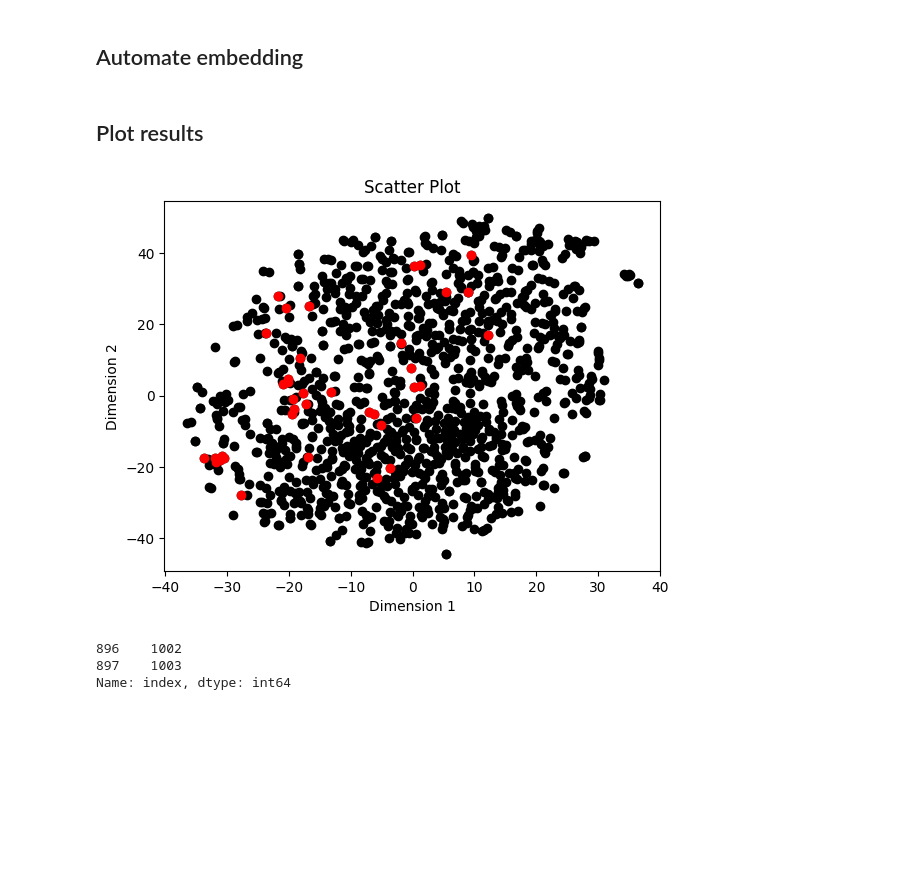
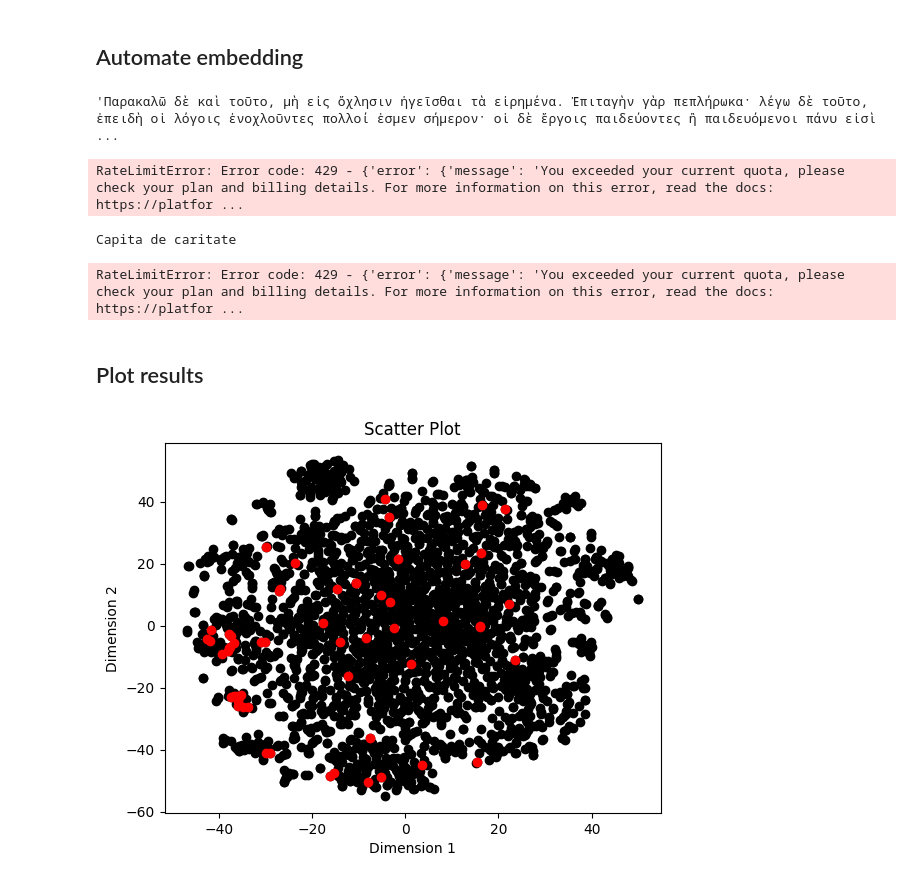
Before and after one commit to robertvsiii/maximus-confessor, a Jupyter notebook: Maximus-bioinformatics.ipynb, the cells around one changed output. Saved outputs shown, nothing was run; the diff lists cells and outputs as text; code cells hidden in the pictures; blank space fills up the shorter version.

```diff
--- a/Maximus-bioinformatics.ipynb
+++ b/Maximus-bioinformatics.ipynb
@@ -19,13 +56,13 @@ connection = TessMongoConnection('127.0.0.1', 27017, None, None, db='tesstest')
 # %%
-connection.connection['features'].delete_many({})
-connection.connection['frequencies'].delete_many({})
-connection.connection['matches'].delete_many({})
-connection.connection['texts'].delete_many({})
-connection.connection['tokens'].delete_many({})
-connection.connection['units'].delete_many({})
-connection.connection['translations'].delete_many({})
+#connection.connection['features'].delete_many({})
+#connection.connection['frequencies'].delete_many({})
+##connection.connection['matches'].delete_many({})
+#connection.connection['texts'].delete_many({})
+#connection.connection['tokens'].delete_many({})
+#connection.connection['units'].delete_many({})
+#connection.connection['translations'].delete_many({})
 
-with open('data/maximus_comp_test.json', 'r') as f:
+with open('data/maximus_texts.json', 'r') as f:
     text_meta = json.load(f)
 
 texts = []
@@ -541,0 +625,4 @@ def embed_text(title):
+# %%
+connection.find('units',text=texts[1].id,index=1)[0].snippet
+# %% [output]
+'Παρακαλῶ δὲ καὶ τοῦτο, μὴ εἰς ὄχλησιν ἡγεῖσθαι τὰ εἰρημένα. Ἐπιταγὴν γὰρ πεπλήρωκα· λέγω δὲ τοῦτο, ἐπειδὴ οἱ λόγοις ἐνοχλοῦντες πολλοί ἐσμεν σήμερον· οἱ δὲ ἔργοις παιδεύοντες ἢ παιδευόμενοι πάνυ εἰσὶ ...
@@ -542,5 +631,15 @@ def embed_text(title):
+# %%
+client.embeddings.create(input = ['test.'], model="text-embedding-3-small").data[0].embedding
+# %% [output]
+RateLimitError: Error code: 429 - {'error': {'message': 'You exceeded your current quota, please check your plan and billing details. For more information on this error, read the docs: https://platfor ...
 # %%
-out = embed_text('ΠΡΟΣ ΘΑΛΑΣΣΙΟΝ')
+for item in texts:
+    if item.title != 'Quaestiones ad Thalassium':
+        print(item.title)
+        out = embed_text(item.title,unit_type='line')
+# %% [output]
+Capita de caritate
+RateLimitError: Error code: 429 - {'error': {'message': 'You exceeded your current quota, please check your plan and billing details. For more information on this error, read the docs: https://platfor ...
 # %% [markdown]
 ## Plot results
 # %%
@@ -550,48 +649,45 @@ from sklearn.decomposition import PCA
 from sklearn.manifold import TSNE
 from pymongo import MongoClient
 
-def load_vectors_from_mongodb(title):
+def load_vectors_from_mongodb(title,unit_type='line'):
     text_id = connection.find('texts',title=title)[0].id
-    vectors = pd.DataFrame(connection.aggregate('vectors',[{'$match': {'text': text_id, 'unit_type': 'line'}},
+    vectors = pd.DataFrame(connection.aggregate('vectors',[{'$match': {'text': text_id, 'unit_type': unit_type}},
                                                {"$project": {"_id": 0, "index": 1, "tags": {"$arrayElemAt": ["$tags", 0]}, "unit_type": 1, "vector": 1}}],
                                               encode=False))
     vectors['title'] = title
-    return vectors
+    data = np.array([np.array(vector) for vector in vectors['vector']])
+    metadata = vectors.T.drop('vector').T
+    return data, metadata
 
 def fit_and_transform_pca(data, n_components=50):
     pca = PCA(n_components=n_components)
     return pca.fit_transform(data)
 
 def fit_and_transform_tsne(data, n_components=2):
     tsne = TSNE(n_components=n_components)
     return tsne.fit_transform(data)
 
 def plot_scatter(data, title="Scatter Plot", color = 'k'):
     plt.scatter(data[:, 0], data[:, 1], c = color)
     plt.title(title)
     plt.xlabel("Dimension 1")
     plt.ylabel("Dimension 2")
 
 
 # Load vectors from MongoDB
-vectors = load_vectors_from_mongodb('ΠΡΟΣ ΘΑΛΑΣΣΙΟΝ')
+data, metadata = load_vectors_from_mongodb('ΠΡΟΣ ΘΑΛΑΣΣΙΟΝ',unit_type='phrase')
 
 # Reduce dimensionality using PCA
-pca_result = fit_and_transform_pca(np.array([np.array(vector) for vector in vectors['vector']]))
+pca_result = fit_and_transform_pca(data)
+pca_result = (pca_result.T/np.linalg.norm(pca_result,axis=1)).T
 
 # Reduce dimensionality using t-SNE
 tsne_result = fit_and_transform_tsne(pca_result)
 
 # Plot the scatter plot
 plot_scatter(tsne_result, title="t-SNE Scatter Plot")
-plot_scatter(tsne_result[vectors['tags'].str.contains('61.')], color = 'r')
+plot_scatter(tsne_result[metadata['tags'].str.contains('61.')], color = 'r')
 
 plt.show()
 # %% [output]
-[figure, old version]
+[figure, new version]
-# %%
-vectors['index'][vectors['tags'].str.contains('61.')][:2]
-# %% [output]
-896    1002
-897    1003
-Name: index, dtype: int64
```
Also changed, not shown: parts of 27 cells of this notebook, 12 other files.
